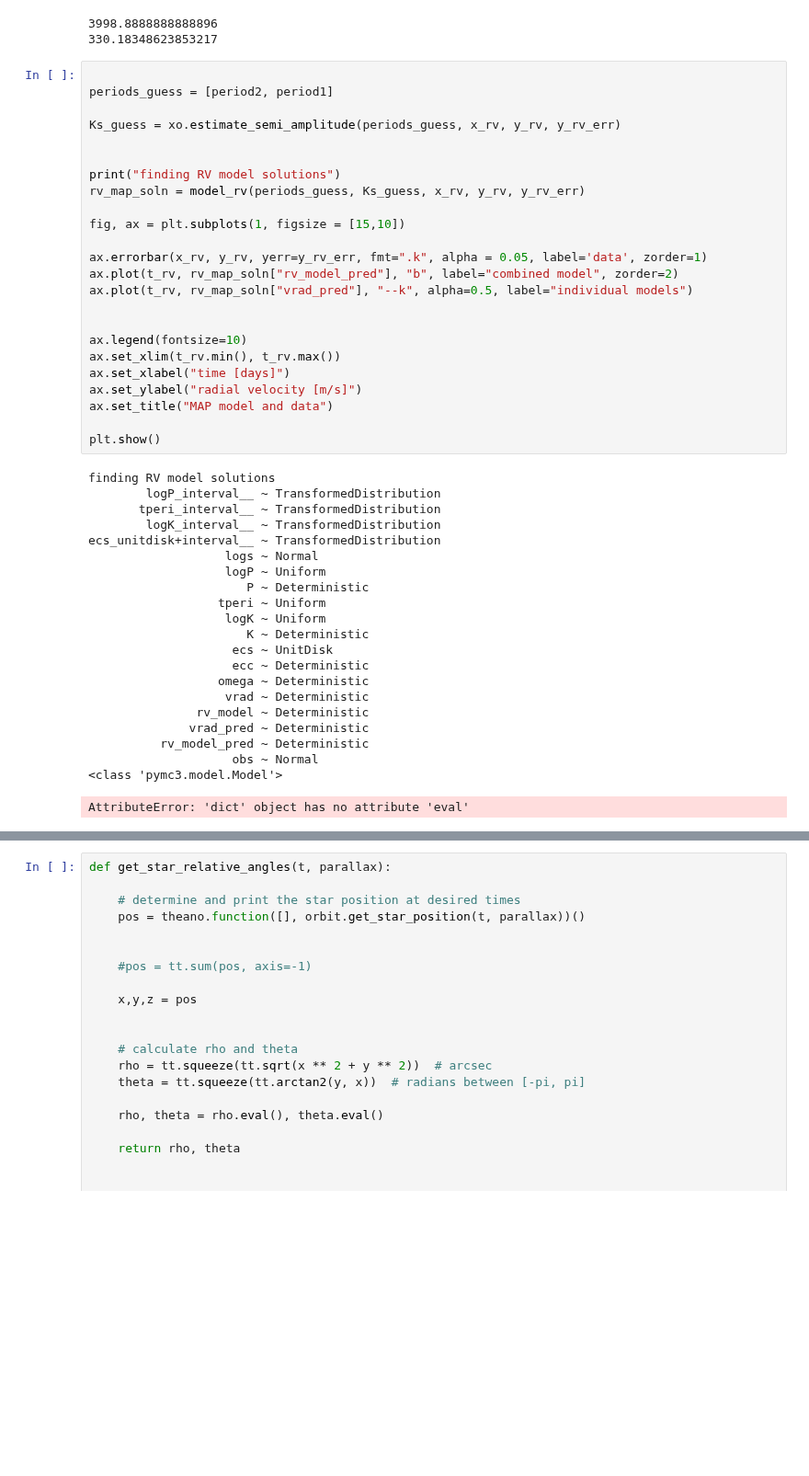
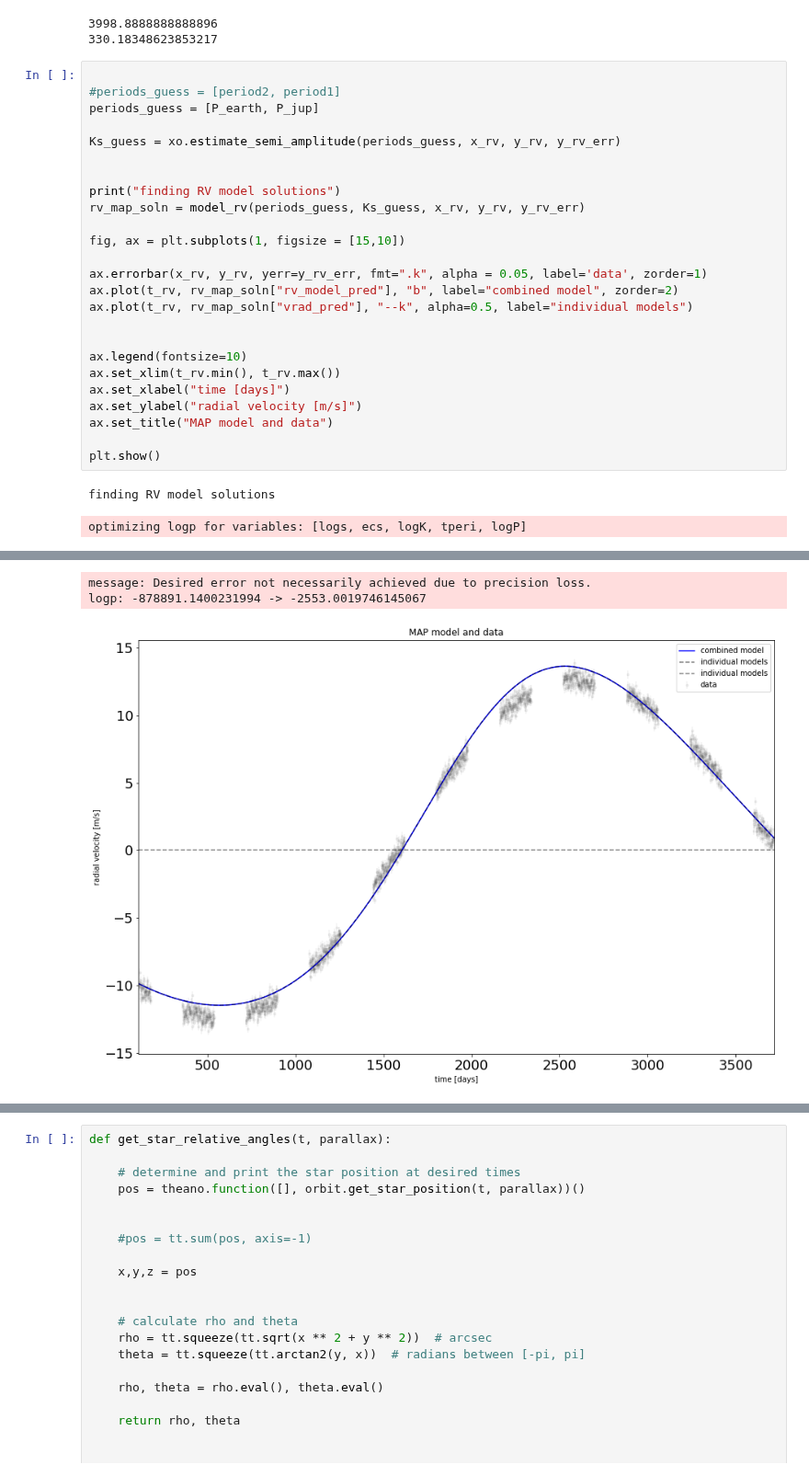
Before and after one commit to dyahalomi/roman_astrometry, a Jupyter notebook: Code/model_data.ipynb, the cells around one changed output, grey strips where cells are left out. Shown at 92% size. Cells and saved outputs as stored; diff of their text form; blank space fills up the shorter version.

```diff
--- a/Code/model_data.ipynb
+++ b/Code/model_data.ipynb
@@ -166,7 +167,8 @@ print(period2)
 330.18348623853217
 # %%
 
-periods_guess = [period2, period1]
+#periods_guess = [period2, period1]
+periods_guess = [P_earth, P_jup]
 
 Ks_guess = xo.estimate_semi_amplitude(periods_guess, x_rv, y_rv, y_rv_err)
 
@@ -190,23 +192,4 @@ ax.set_title("MAP model and data")
 plt.show()
 # %% [output]
 finding RV model solutions
-        logP_interval__ ~ TransformedDistribution
-       tperi_interval__ ~ TransformedDistribution
-        logK_interval__ ~ TransformedDistribution
-ecs_unitdisk+interval__ ~ TransformedDistribution
-                   logs ~ Normal
-                   logP ~ Uniform
-                      P ~ Deterministic
-                  tperi ~ Uniform
-                   logK ~ Uniform
-                      K ~ Deterministic
-                    ecs ~ UnitDisk
-                    ecc ~ Deterministic
-                  omega ~ Deterministic
-                   vrad ~ Deterministic
-               rv_model ~ Deterministic
-              vrad_pred ~ Deterministic
-          rv_model_pred ~ Deterministic
-                    obs ~ Normal
-<class 'pymc3.model.Model'>
-AttributeError: 'dict' object has no attribute 'eval'
+optimizing logp for variables: [logs, ecs, logK, tperi, logP]
@@ -213,3 +197,6 @@ AttributeError: 'dict' object has no attribute 'eval'
+message: Desired error not necessarily achieved due to precision loss.
+logp: -878891.1400231994 -> -2553.0019746145067
+[figure, added]
 # %%
 print("finding joint model solutions")
 parallax = 0.1 # arcsec
```
Also changed, not shown: parts of 9 cells of this notebook.
